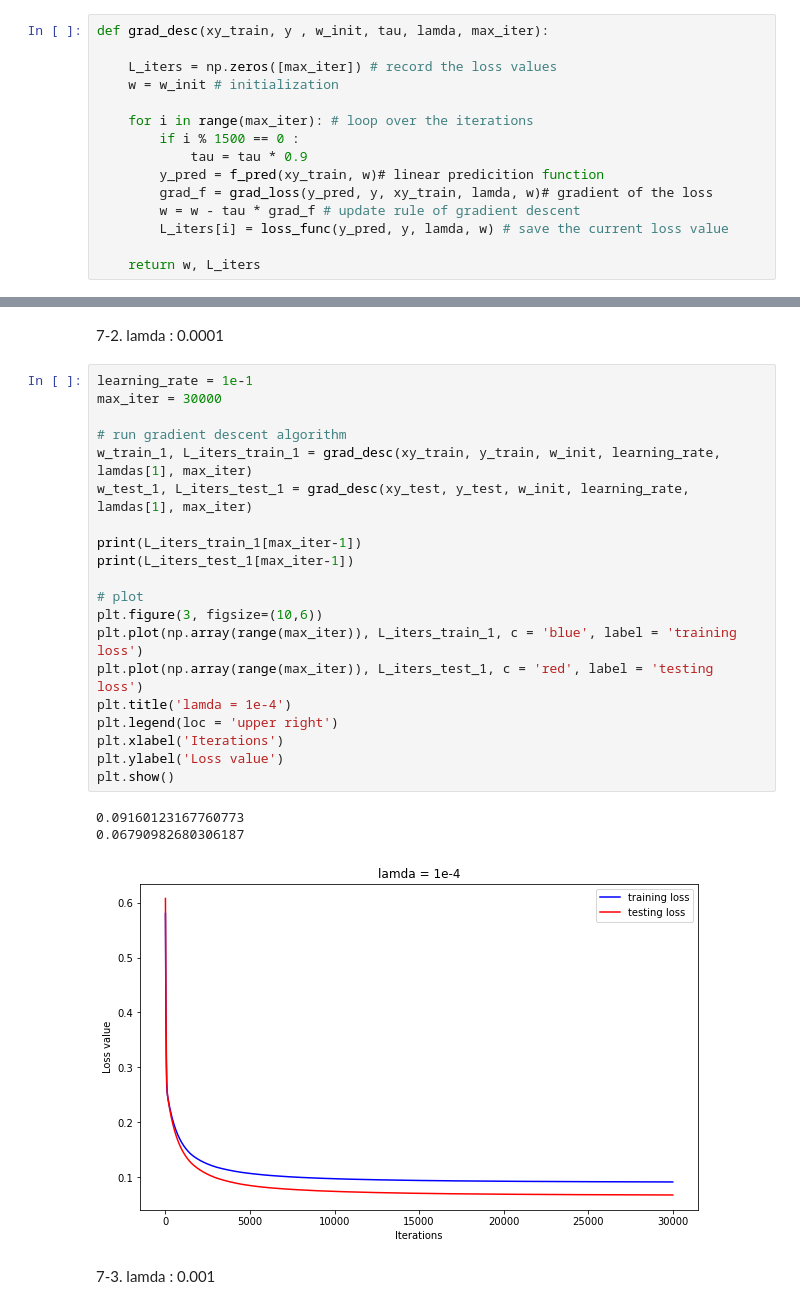
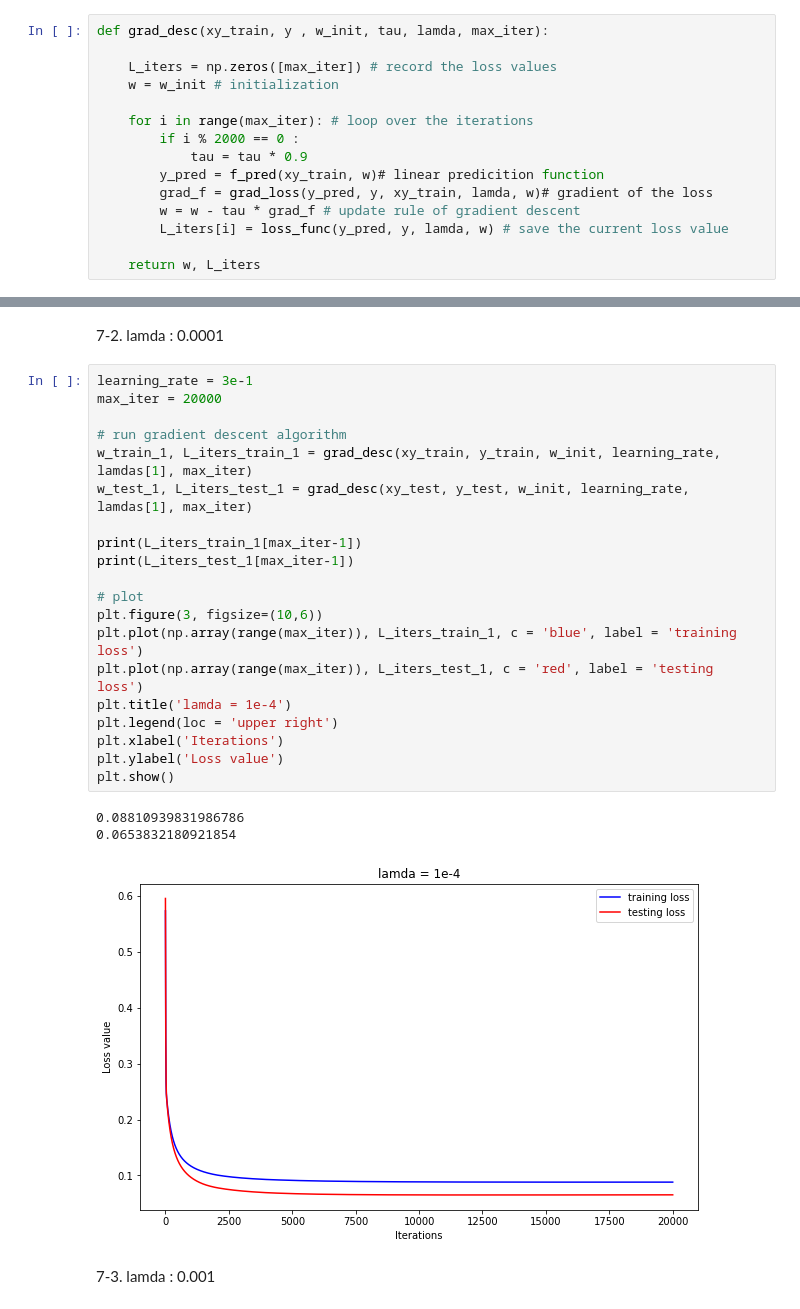
Before and after one commit to wkdthf21/Machine-Learning-Assignment, a Jupyter notebook: 06/assignment #6.ipynb, the cells around one changed output, grey strips where cells are left out. Saved outputs shown, nothing was run; the diff lists cells and outputs as text.

```diff
--- a/06/assignment #6.ipynb
+++ b/06/assignment #6.ipynb
@@ -188,7 +188,7 @@ def grad_desc(xy_train, y , w_init, tau, lamda, max_iter):
     w = w_init # initialization
 
     for i in range(max_iter): # loop over the iterations
-        if i % 1500 == 0 :
+        if i % 2000 == 0 :
             tau = tau * 0.9
         y_pred = f_pred(xy_train, w)# linear predicition function
         grad_f = grad_loss(y_pred, y, xy_train, lamda, w)# gradient of the loss
@@ -241,29 +241,29 @@ plt.show()
 # %% [markdown]
 7-2. lamda : 0.0001
 # %%
-learning_rate = 1e-1
-max_iter = 30000
+learning_rate = 3e-1
+max_iter = 20000
 
 # run gradient descent algorithm
 w_train_1, L_iters_train_1 = grad_desc(xy_train, y_train, w_init, learning_rate, lamdas[1], max_iter)
 w_test_1, L_iters_test_1 = grad_desc(xy_test, y_test, w_init, learning_rate, lamdas[1], max_iter)
 
 print(L_iters_train_1[max_iter-1])
 print(L_iters_test_1[max_iter-1])
 
 # plot
 plt.figure(3, figsize=(10,6))
 plt.plot(np.array(range(max_iter)), L_iters_train_1, c = 'blue', label = 'training loss')
 plt.plot(np.array(range(max_iter)), L_iters_test_1, c = 'red', label = 'testing loss')
 plt.title('lamda = 1e-4')
 plt.legend(loc = 'upper right')
 plt.xlabel('Iterations')
 plt.ylabel('Loss value')
 plt.show()
 # %% [output]
-0.09160123167760773
-0.06790982680306187
+0.08810939831986786
+0.0653832180921854
-[figure, old version]
+[figure, new version]
 # %% [markdown]
 7-3. lamda : 0.001
 # %%
```
Also changed, not shown: parts of 10 cells of this notebook.
